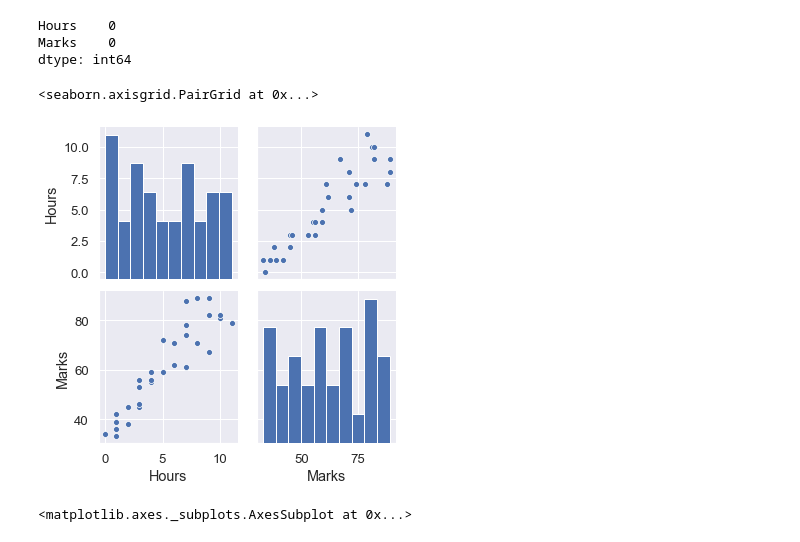
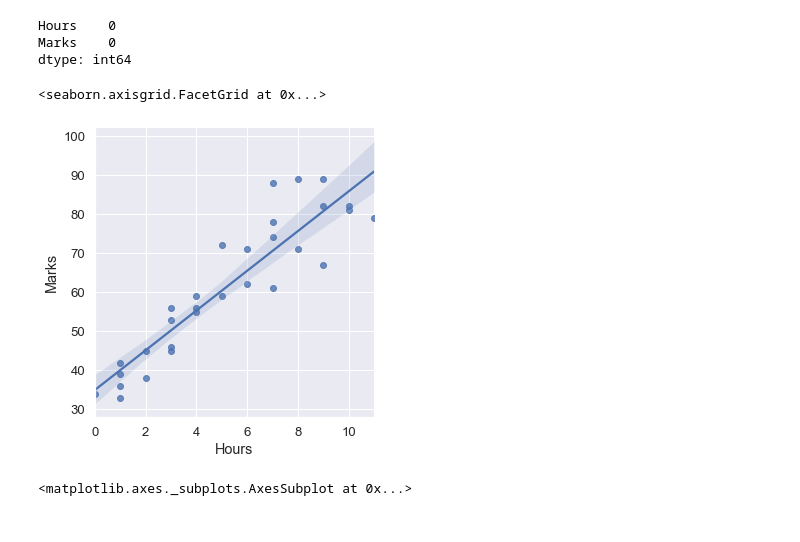
Before and after one commit to mema-max/Assigments, a Jupyter notebook: StudentData.ipynb, the cells around one changed output. Drawn from its saved outputs; the diff is of its cells as text; code cells hidden in the pictures.

```diff
--- a/StudentData.ipynb
+++ b/StudentData.ipynb
@@ -49,11 +49,12 @@ df.isnull().sum()
 Hours    0
 Marks    0
 dtype: int64
-# %%
-sns.pairplot(df)
-# %% [output]
-<seaborn.axisgrid.PairGrid at 0x...>
-[figure, removed]
+# %%
+sns.lmplot(x='Hours',y='Marks',data=df)
+#It's a postive linear relation
+# %% [output]
+<seaborn.axisgrid.FacetGrid at 0x...>
+[figure, added]
 # %%
 #chack what i'm trying to predict to see the distribtuion
 sns.distplot(df["Marks"])
```
Also changed, not shown: parts of 3 cells of this notebook.
